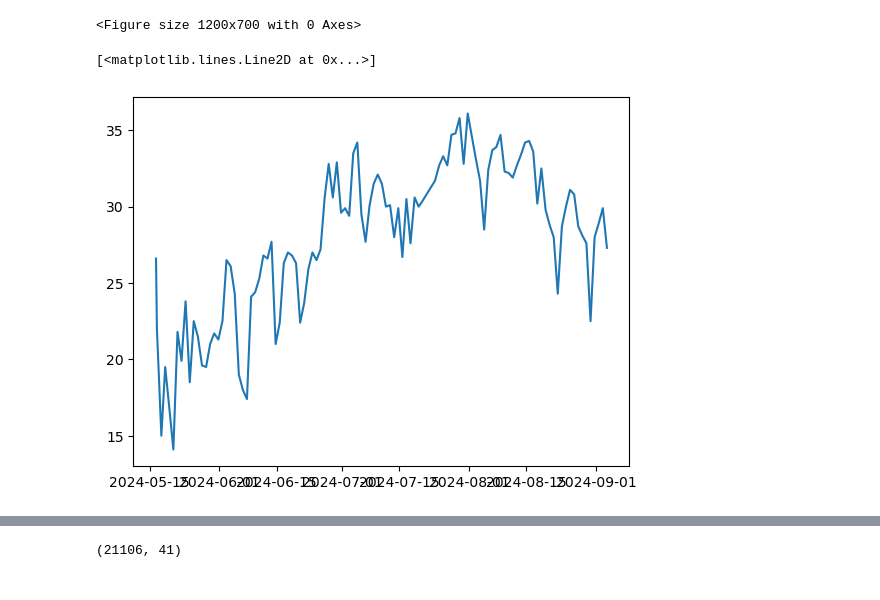
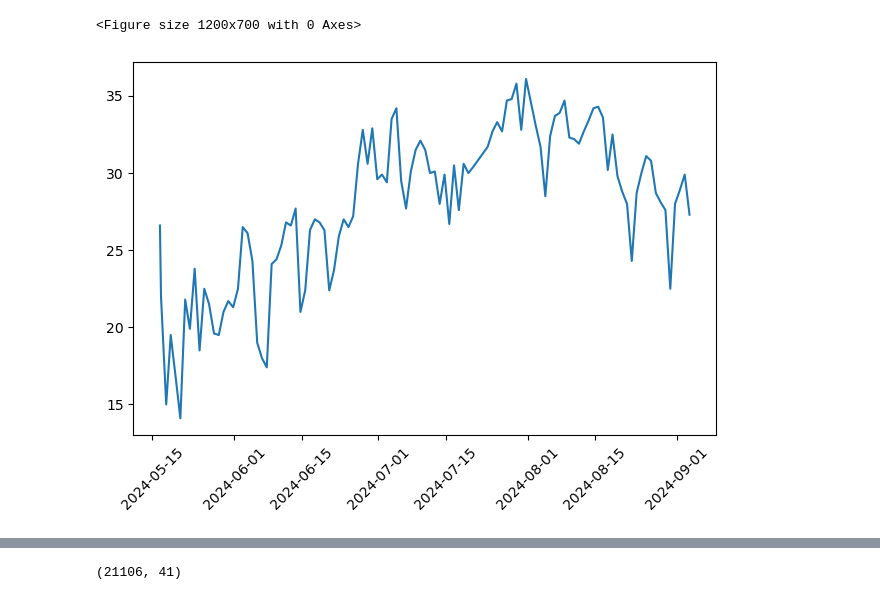
Before and after one commit to raaga-priya-p/weather-trend-forecasting, a Jupyter notebook: notebooks/01_data_exploration.ipynb, the cells around one changed output, grey strips where cells are left out. Saved outputs shown, nothing was run; the diff lists cells and outputs as text; code cells hidden in the pictures.

```diff
--- a/notebooks/01_data_exploration.ipynb
+++ b/notebooks/01_data_exploration.ipynb
@@ -233,6 +242,7 @@ plt.figure(figsize=(12,7))
 <Figure size 1200x700 with 0 Axes>
 # %%
 plt.plot(kabul['last_updated'],kabul['temperature_celsius'])
+plt.xticks(rotation=45)
+plt.tight_layout()
 # %% [output]
-[<matplotlib.lines.Line2D at 0x...>]
-[figure, old version]
+[figure, new version]
```
Also changed, not shown: parts of 18 cells of this notebook.
